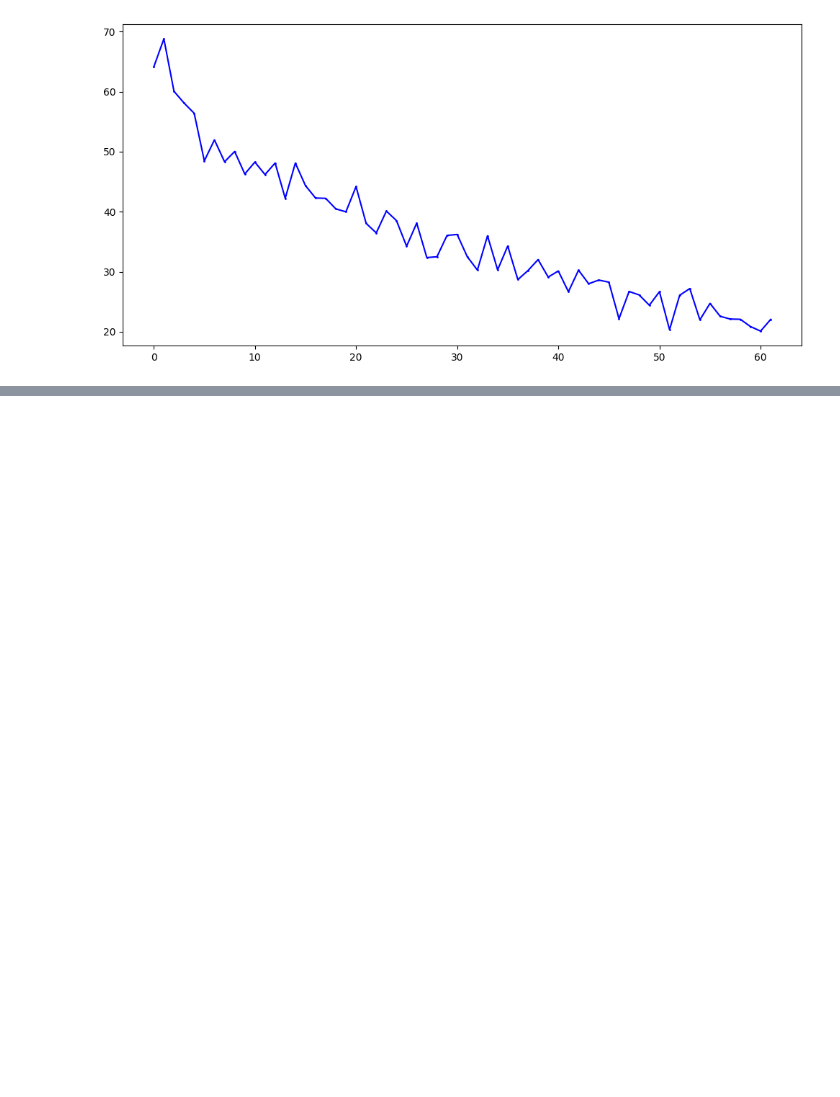
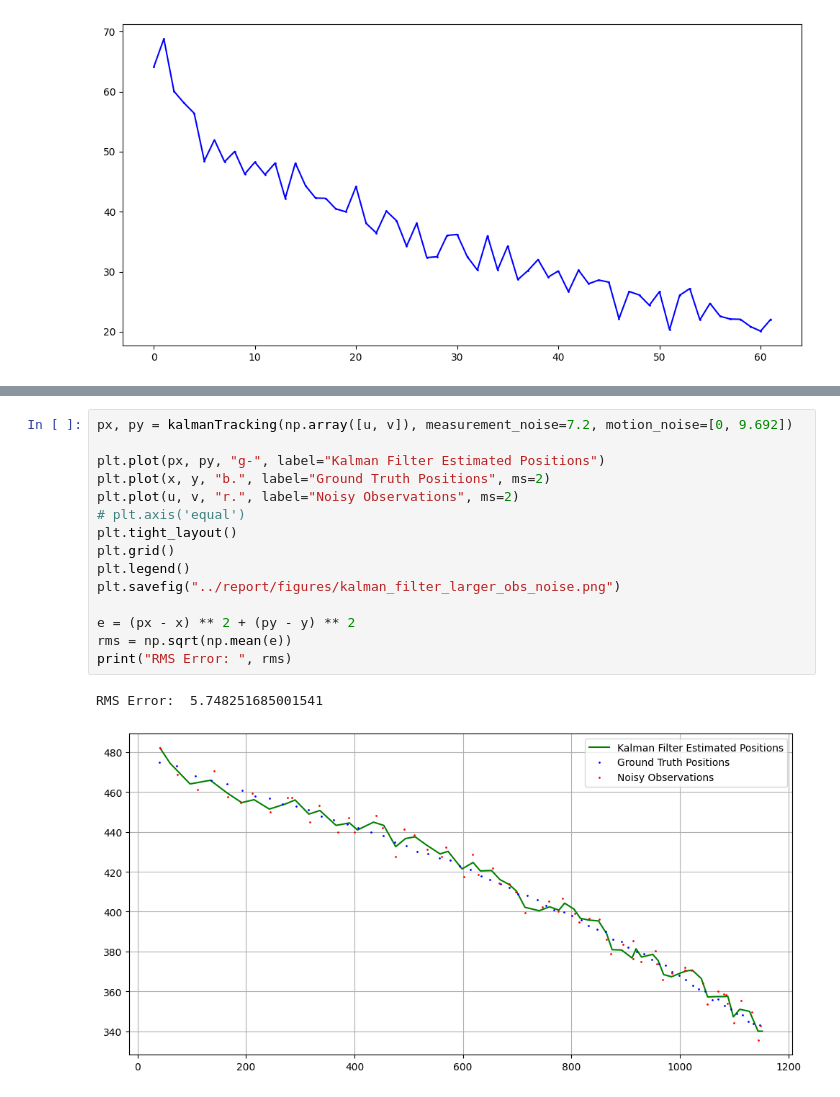
Before and after one commit to LiyouZhou/MScRAS_CV, a Jupyter notebook: assessment/code/assessment.ipynb, the cells around one changed output, grey strips where cells are left out. Saved outputs shown, nothing was run; the diff lists cells and outputs as text; blank space fills up the shorter version.

```diff
--- a/assessment/code/assessment.ipynb
+++ b/assessment/code/assessment.ipynb
@@ -701,0 +763,18 @@ plt.savefig('../report/figures/ground_truth_velocity.png')
+# %%
+px, py = kalmanTracking(np.array([u, v]), measurement_noise=7.2, motion_noise=[0, 9.692])
+
+plt.plot(px, py, "g-", label="Kalman Filter Estimated Positions")
+plt.plot(x, y, "b.", label="Ground Truth Positions", ms=2)
+plt.plot(u, v, "r.", label="Noisy Observations", ms=2)
+# plt.axis('equal')
+plt.tight_layout()
+plt.grid()
+plt.legend()
+plt.savefig("../report/figures/kalman_filter_larger_obs_noise.png")
+
+e = (px - x) ** 2 + (py - y) ** 2
+rms = np.sqrt(np.mean(e))
+print("RMS Error: ", rms)
+# %% [output]
+RMS Error:  5.748251685001541
+[figure, added]
```
Also changed, not shown: parts of 5 cells of this notebook, 7 other files.
